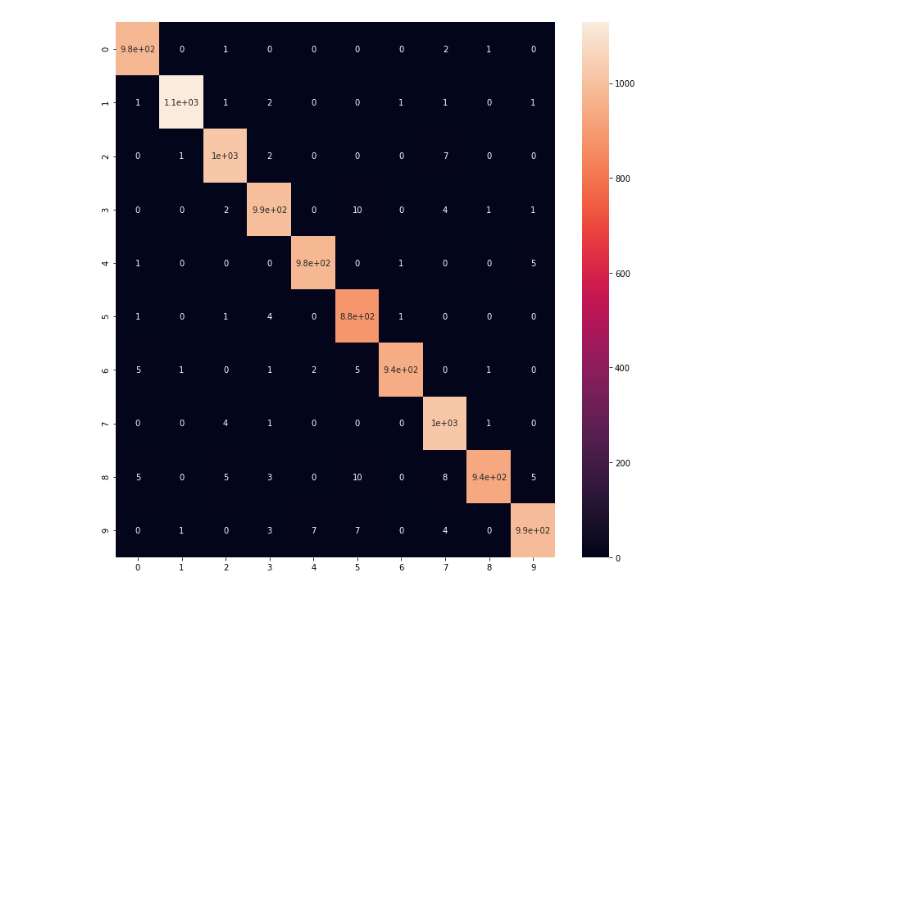
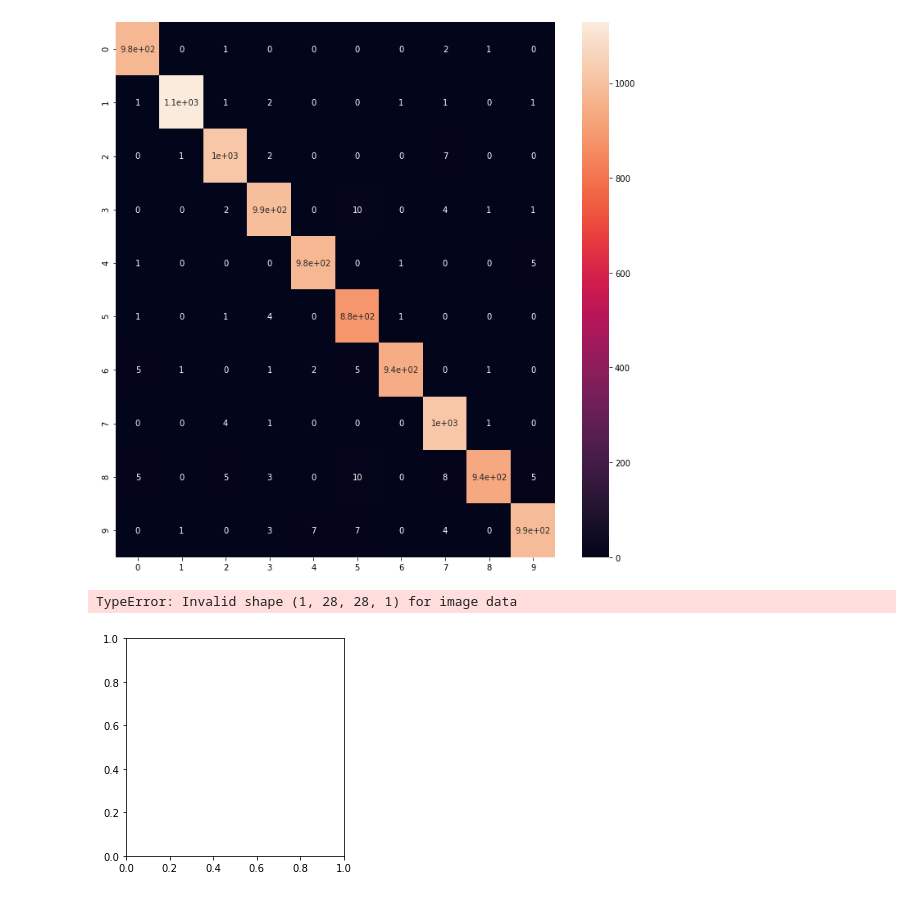
Before and after one commit to UtkarshGoelUT/MNIST, a Jupyter notebook: MNIST.ipynb, the cells around one changed output. Cells and saved outputs as stored; diff of their text form; code cells hidden in the pictures; blank space fills up the shorter version.

```diff
--- a/MNIST.ipynb
+++ b/MNIST.ipynb
@@ -164,3 +164,10 @@ sns.heatmap(confusion_matrix(y_test_nor.numpy(), y_pred), annot=True)
 # %% [output]
 <AxesSubplot:>
 [figure]
+# %%
+img = X_test[0]
+# %%
+plt.imshow(img.reshape(1, 28, 28, 1))
+# %% [output]
+TypeError: Invalid shape (1, 28, 28, 1) for image data
+[figure, added]
```
